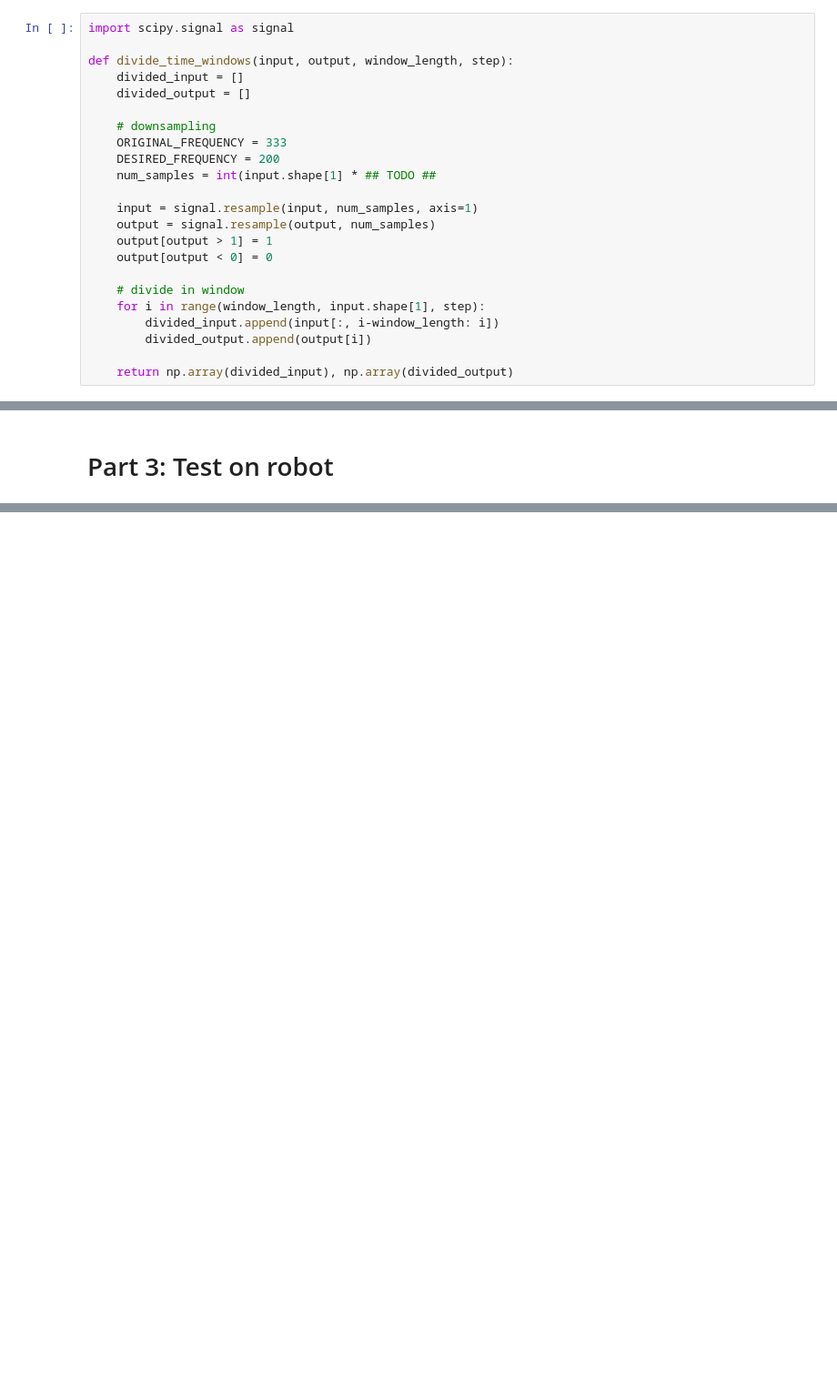
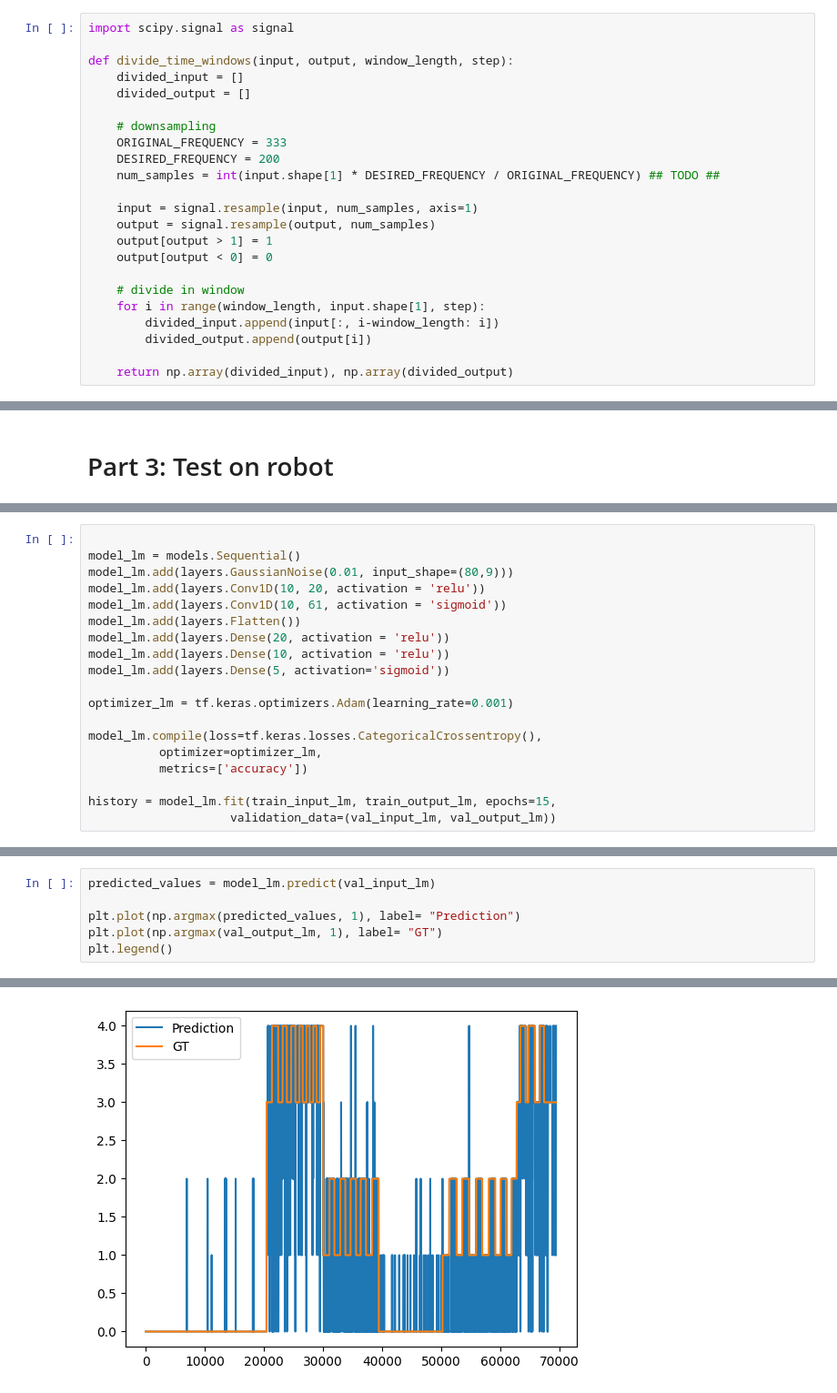
Before and after one commit to LorenzoVianello95/SSNR24, a Jupyter notebook: day2.ipynb, the cells around one changed output, grey strips where cells are left out. Shown at 91% size. Cells and saved outputs as stored; diff of their text form; blank space fills up the shorter version.

```diff
--- a/day2.ipynb
+++ b/day2.ipynb
@@ -229,7 +229,7 @@ def divide_time_windows(input, output, window_length, step):
     # downsampling
     ORIGINAL_FREQUENCY = 333
     DESIRED_FREQUENCY = 200
-    num_samples = int(input.shape[1] * ## TODO ##
+    num_samples = int(input.shape[1] * DESIRED_FREQUENCY / ORIGINAL_FREQUENCY) ## TODO ##
 
     input = signal.resample(input, num_samples, axis=1)
     output = signal.resample(output, num_samples)
@@ -499,0 +577,19 @@ Send the two created models as zip file with the following format: *transparent(
+# %%
+
+model_lm = models.Sequential()
+model_lm.add(layers.GaussianNoise(0.01, input_shape=(80,9)))
+model_lm.add(layers.Conv1D(10, 20, activation = 'relu'))
+model_lm.add(layers.Conv1D(10, 61, activation = 'sigmoid'))
+model_lm.add(layers.Flatten())
+model_lm.add(layers.Dense(20, activation = 'relu'))
+model_lm.add(layers.Dense(10, activation = 'relu'))
+model_lm.add(layers.Dense(5, activation='sigmoid'))
+
+optimizer_lm = tf.keras.optimizers.Adam(learning_rate=0.001)
+
+model_lm.compile(loss=tf.keras.losses.CategoricalCrossentropy(),
+          optimizer=optimizer_lm,
+          metrics=['accuracy'])
+
+history = model_lm.fit(train_input_lm, train_output_lm, epochs=15,
+                    validation_data=(val_input_lm, val_output_lm))
@@ -499,0 +616,7 @@ Send the two created models as zip file with the following format: *transparent(
+# %%
+predicted_values = model_lm.predict(val_input_lm)
+
+plt.plot(np.argmax(predicted_values, 1), label= "Prediction")
+plt.plot(np.argmax(val_output_lm, 1), label= "GT")
+plt.legend()
+# %% [output]
@@ -499,0 +625 @@ Send the two created models as zip file with the following format: *transparent(
+[figure, added]
```
Also changed, not shown: parts of 12 cells of this notebook, 1 other file.
